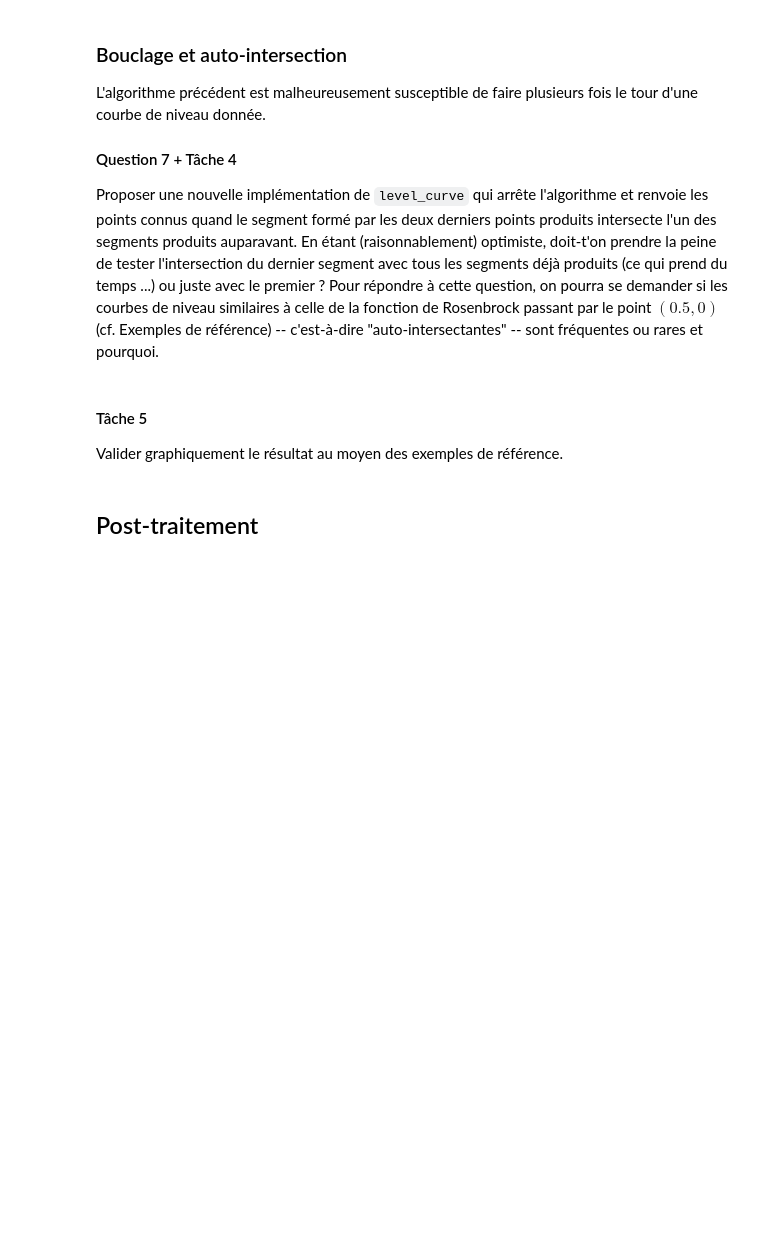
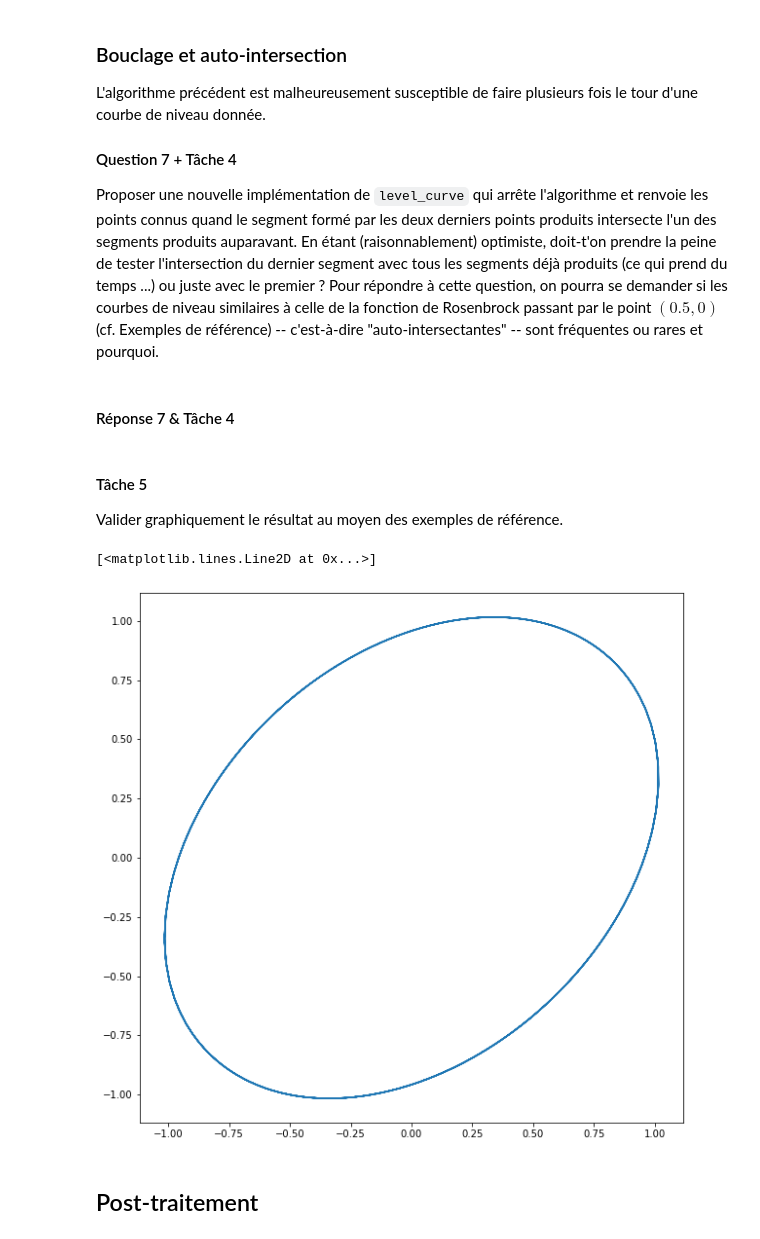
Before and after one commit to GabrielCi77/CalculDiffProjet1CiorKarroucha, a Jupyter notebook: Courbes de niveau - Enoncé.ipynb, the cells around one changed output. Drawn from its saved outputs; the diff is of its cells as text; code cells hidden in the pictures; blank space fills up the shorter version.

```diff
--- a/Courbes de niveau - Enoncé.ipynb
+++ b/Courbes de niveau - Enoncé.ipynb
@@ -404,10 +411,41 @@ L'algorithme précédent est malheureusement susceptible de faire plusieurs fois
 #### Question 7 + Tâche 4
 
 Proposer une nouvelle implémentation de `level_curve` qui arrête l'algorithme et renvoie les points connus quand le segment formé par les deux derniers points produits intersecte l'un des segments produits auparavant. En étant (raisonnablement) optimiste, doit-t'on prendre la peine de tester l'intersection du dernier segment avec tous les segments déjà produits (ce qui prend du temps ...) ou juste avec le premier ? Pour répondre à cette question, on pourra se demander si les courbes de niveau similaires à celle de la fonction de Rosenbrock passant par le point $(0.5, 0)$ (cf. Exemples de référence) -- c'est-à-dire "auto-intersectantes" -- sont fréquentes ou rares et pourquoi.
+# %% [markdown]
+#### Réponse 7 & Tâche 4
+# %%
+def level_curve_bouclage(f, x0, y0, delta=0.1, N_=1000, eps=10):
+    x0_,y0_ = x0,y0
+    c = f(x0,y0)
+    L = np.array([[x0,y0]])
+    def f_(x0,y0):
+        def f__(x,y):
+            return np.array([f(x,y)-c,p(f,x,y,x0,y0)-delta]) ##On définit la condition à chaque point
+        return f__
+    (x0_,y0_)=Newton(f_(x0_,y0_),x0_,y0_)
+    L=np.vstack((L,[x0_,y0_]))
+    a = (y0_-y0)/(x0_-x0)
+    b = y0-a*x0
+    for i in range(2,N_):
+        (x0_,y0_)=Newton(f_(x0_,y0_),x0_,y0_) ##On fait passer le point trouvé a l'origine du prochain et on continue
+        L=np.vstack((L,[x0_,y0_]))
+        e = (L[i,1]-L[i-1,1])/(L[i,0]-L[i-1,0])
+        d = L[i,1]-c*L[i,0]
+        if e != a: # si les segments sont de même coefficient directeur, ils ne se croisent pas, sinon les droites qui les portent se croisent
+            x = (d-b)/(a-e)#x est l'abscisse du point d'intersection des droites qui prolongent les segments
+            if L[0,0] <= x <= L[1,0] and L[i-1,0] <= x <= L[i,0]:# on vérifie si le point d'intersection des droites qui prolongent les segments est inclus dans les segments
+                return L.transpose()
+    return L.transpose()
 # %% [markdown]
 #### Tâche 5
 
 Valider graphiquement le résultat au moyen des exemples de référence.
+# %%
+L = level_curve_bouclage(f1,1.,0.5)
+plt.plot(L[0],L[1])
+# %% [output]
+[<matplotlib.lines.Line2D at 0x...>]
+[figure, added]
 # %% [markdown]
 ## Post-traitement
 # %% [markdown]
```
Also changed, not shown: parts of 11 cells of this notebook.
